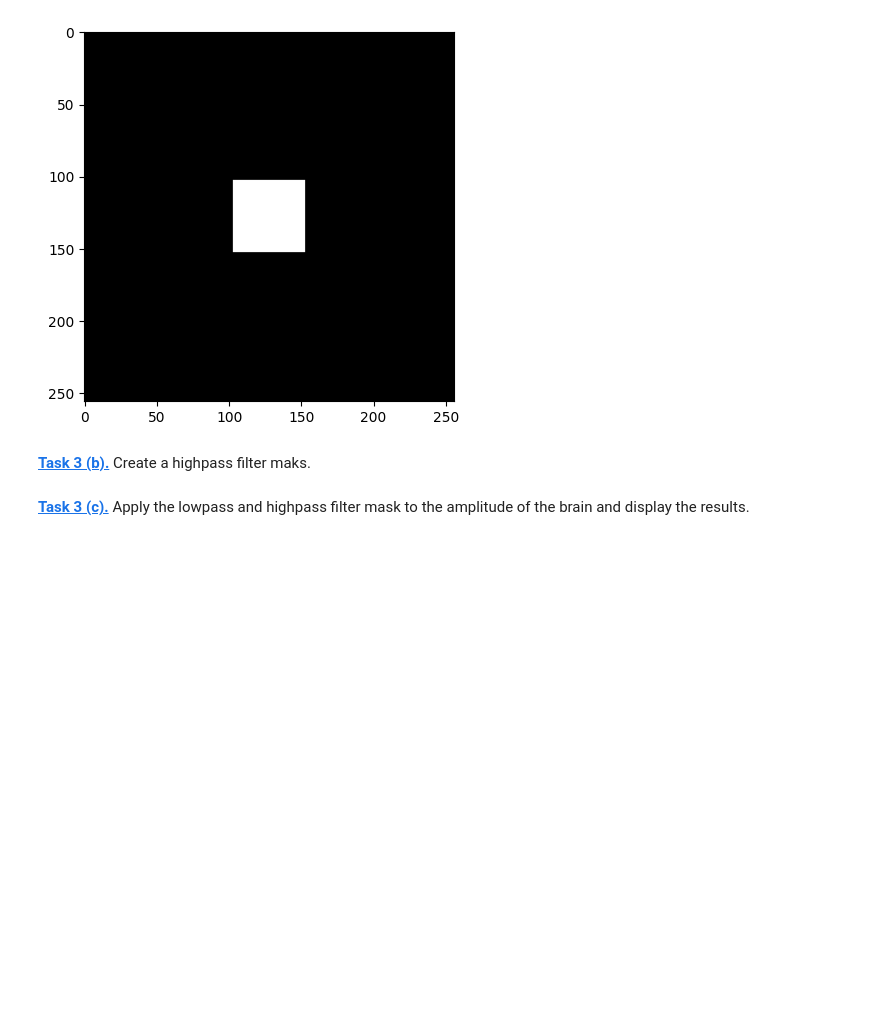
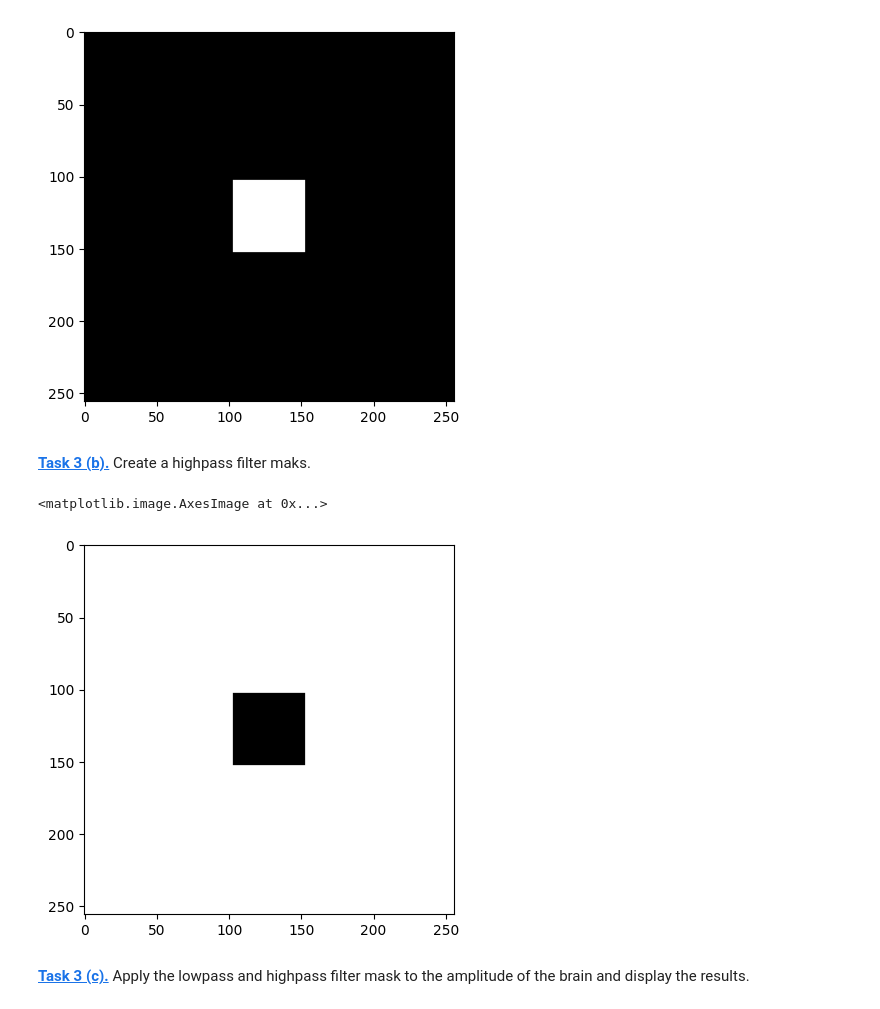
Before and after one commit to SamuelMaerklin/mobi-fs5-python, a Jupyter notebook: fourier.ipynb, the cells around one changed output. Saved outputs shown, nothing was run; the diff lists cells and outputs as text; code cells hidden in the pictures; blank space fills up the shorter version.

```diff
--- a/fourier.ipynb
+++ b/fourier.ipynb
@@ -151,5 +151,11 @@ plt.imshow(mask,'grey')
 [figure]
 # %% [markdown]
 **[Task 3 (b).]()** Create a highpass filter maks.
+# %%
+mask_high = 1- mask
+plt.imshow(mask_high, 'grey')
+# %% [output]
+<matplotlib.image.AxesImage at 0x...>
+[figure, added]
 # %% [markdown]
 **[Task 3 (c).]()** Apply the lowpass and highpass filter mask to the amplitude of the brain and display the results.
```
Also changed, not shown: parts of 3 cells of this notebook.
